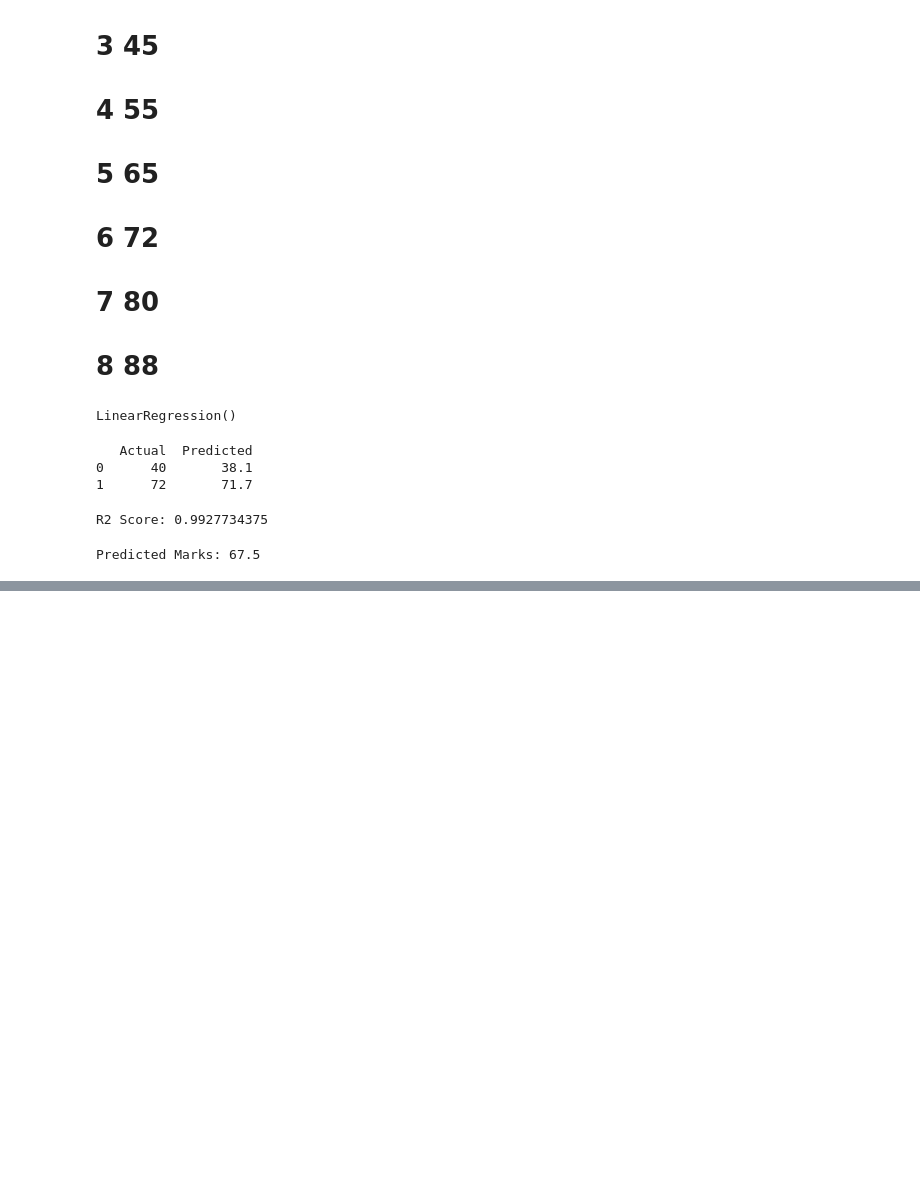
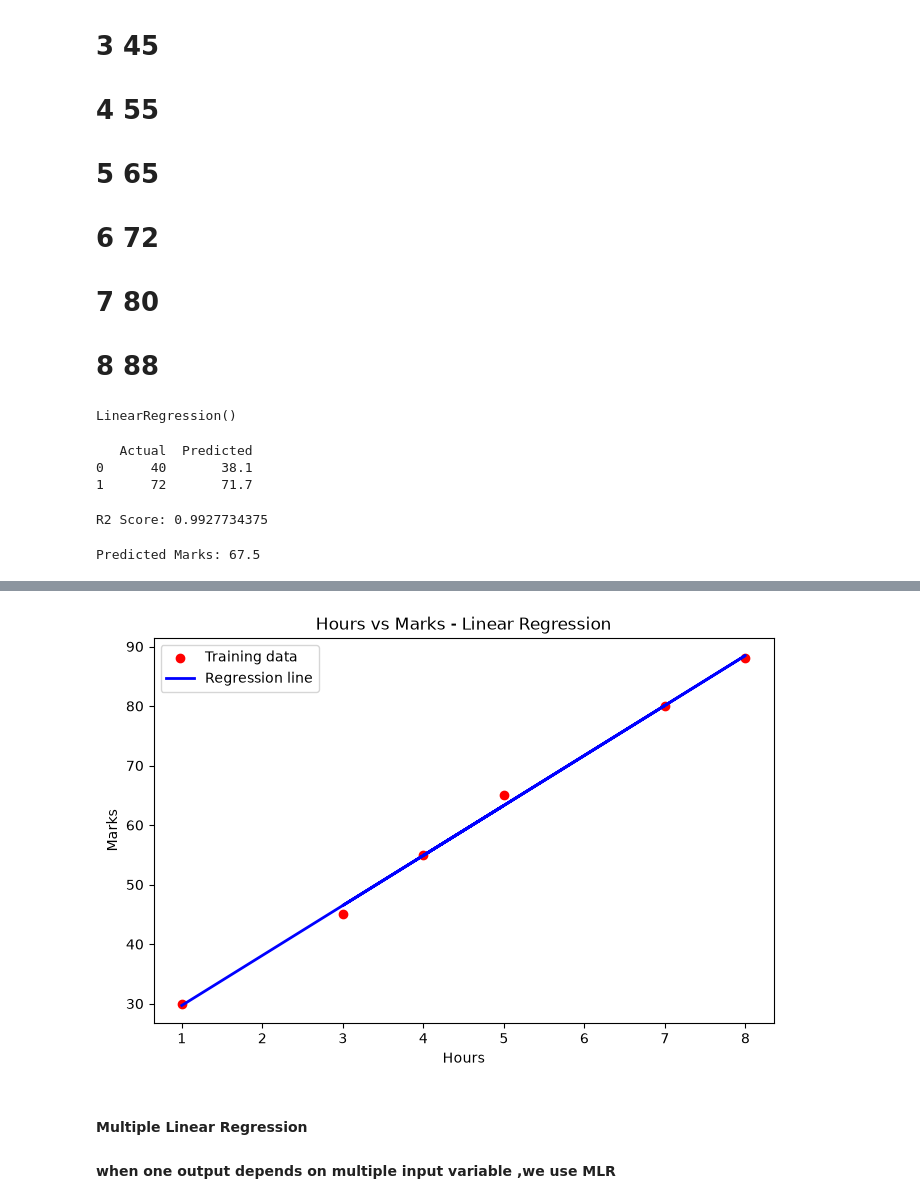
Before and after one commit to Gyanendrajeet/PBEL, a Jupyter notebook: ML.ipynb, the cells around one changed output, grey strips where cells are left out. Saved outputs shown, nothing was run; the diff lists cells and outputs as text; code cells hidden in the pictures; blank space fills up the shorter version.

Commit message:
Model Train

```diff
--- a/ML.ipynb
+++ b/ML.ipynb
@@ -303,0 +331,16 @@ Predicted Marks: 67.5
+# %%
+plt.figure(figsize=(8, 5))
+plt.scatter(X_train, Y_train, color="red", label="Training data")
+plt.plot(X_train, model.predict(X_train), color="blue",
+         label="Regression line", linewidth=2)
+plt.legend()
+plt.xlabel("Hours")
+plt.ylabel("Marks")
+plt.title("Hours vs Marks - Linear Regression")
+plt.show()
+# %% [output]
+[figure, added]
+# %% [markdown]
+
+#### Multiple Linear Regression
+#### when one output depends on multiple input variable ,we use MLR
```
Also changed, not shown: parts of 3 cells of this notebook.
